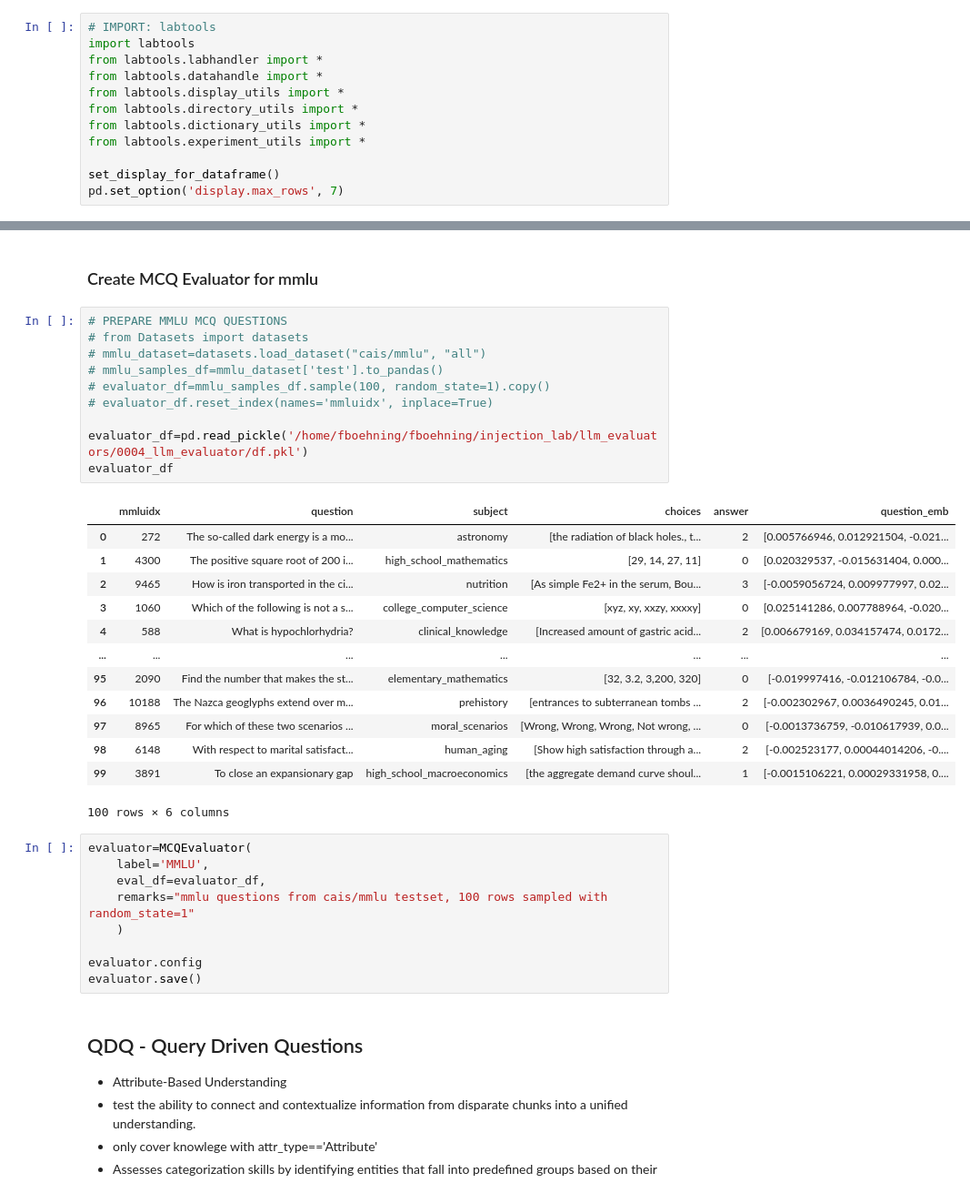
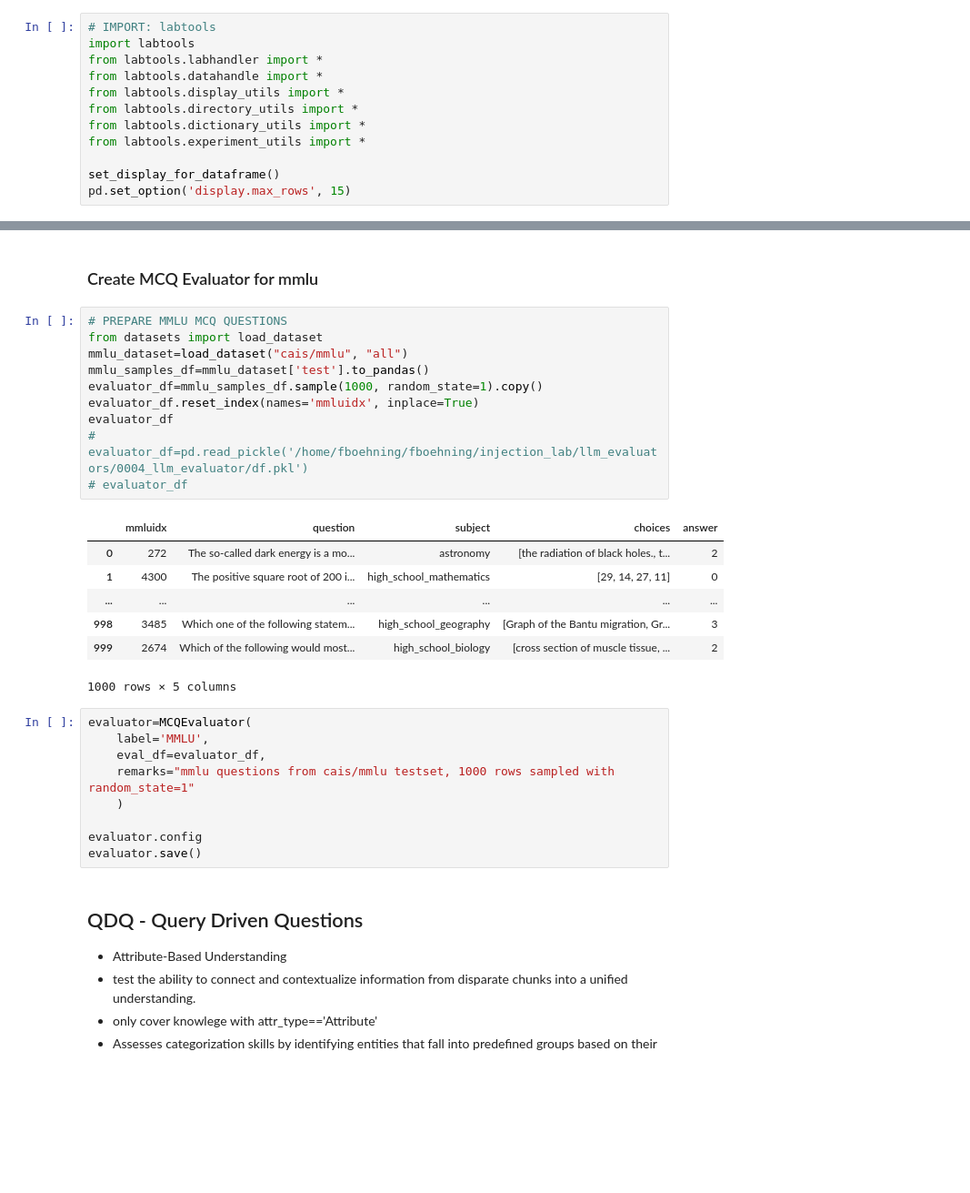
Before and after one commit to fee1ix/beesup_injection_lab, a Jupyter notebook: injection_notebook.ipynb, the cells around one changed output, grey strips where cells are left out. Shown at 91% size. Drawn from its saved outputs; the diff is of its cells as text; blank space fills up the shorter version.

```diff
--- a/injection_notebook.ipynb
+++ b/injection_notebook.ipynb
@@ -18,7 +18,7 @@ from labtools.dictionary_utils import *
 from labtools.experiment_utils import *
 
 set_display_for_dataframe()
-pd.set_option('display.max_rows', 7)
+pd.set_option('display.max_rows', 15)
 # %%
 # IMPORT: beesup_llm
 import beesup_llm
@@ -1137,33 +1516,27 @@ evaluator.save()
 ### Create MCQ Evaluator for mmlu
 # %%
 # PREPARE MMLU MCQ QUESTIONS
-# from Datasets import datasets
-# mmlu_dataset=datasets.load_dataset("cais/mmlu", "all")
-# mmlu_samples_df=mmlu_dataset['test'].to_pandas()
-# evaluator_df=mmlu_samples_df.sample(100, random_state=1).copy()
-# evaluator_df.reset_index(names='mmluidx', inplace=True)
-
-evaluator_df=pd.read_pickle('/home/fboehning/fboehning/injection_lab/llm_evaluators/0004_llm_evaluator/df.pkl')
+from datasets import load_dataset
+mmlu_dataset=load_dataset("cais/mmlu", "all")
+mmlu_samples_df=mmlu_dataset['test'].to_pandas()
+evaluator_df=mmlu_samples_df.sample(1000, random_state=1).copy()
+evaluator_df.reset_index(names='mmluidx', inplace=True)
 evaluator_df
+# evaluator_df=pd.read_pickle('/home/fboehning/fboehning/injection_lab/llm_evaluators/0004_llm_evaluator/df.pkl')
+# evaluator_df
 # %% [output]
-|  | mmluidx | question | subject | choices | answer | question_emb |
-| 0 | 272 | The so-called dark energy is a mo... | astronomy | [the radiation of black holes., t... | 2 | [0.005766946, 0.012921504, -0.021... |
-| 1 | 4300 | The positive square root of 200 i... | high_school_mathematics | [29, 14, 27, 11] | 0 | [0.020329537, -0.015631404, 0.000... |
-| 2 | 9465 | How is iron transported in the ci... | nutrition | [As simple Fe2+ in the serum, Bou... | 3 | [-0.0059056724, 0.009977997, 0.02... |
-| 3 | 1060 | Which of the following is not a s... | college_computer_science | [xyz, xy, xxzy, xxxxy] | 0 | [0.025141286, 0.007788964, -0.020... |
-| 4 | 588 | What is hypochlorhydria? | clinical_knowledge | [Increased amount of gastric acid... | 2 | [0.006679169, 0.034157474, 0.0172... |
-| ... | ... | ... | ... | ... | ... | ... |
-| 95 | 2090 | Find the number that makes the st... | elementary_mathematics | [32, 3.2, 3,200, 320] | 0 | [-0.019997416, -0.012106784, -0.0... |
-| 96 | 10188 | The Nazca geoglyphs extend over m... | prehistory | [entrances to subterranean tombs ... | 2 | [-0.002302967, 0.0036490245, 0.01... |
-| 97 | 8965 | For which of these two scenarios ... | moral_scenarios | [Wrong, Wrong, Wrong, Not wrong, ... | 0 | [-0.0013736759, -0.010617939, 0.0... |
-| 98 | 6148 | With respect to marital satisfact... | human_aging | [Show high satisfaction through a... | 2 | [-0.002523177, 0.00044014206, -0.... |
-| 99 | 3891 | To close an expansionary gap | high_school_macroeconomics | [the aggregate demand curve shoul... | 1 | [-0.0015106221, 0.00029331958, 0.... |
+|  | mmluidx | question | subject | choices | answer |
+| 0 | 272 | The so-called dark energy is a mo... | astronomy | [the radiation of black holes., t... | 2 |
+| 1 | 4300 | The positive square root of 200 i... | high_school_mathematics | [29, 14, 27, 11] | 0 |
+| ... | ... | ... | ... | ... | ... |
+| 998 | 3485 | Which one of the following statem... | high_school_geography | [Graph of the Bantu migration, Gr... | 3 |
+| 999 | 2674 | Which of the following would most... | high_school_biology | [cross section of muscle tissue, ... | 2 |
-100 rows × 6 columns
+1000 rows × 5 columns
 # %%
 evaluator=MCQEvaluator(
     label='MMLU',
     eval_df=evaluator_df,
-    remarks="mmlu questions from cais/mmlu testset, 100 rows sampled with random_state=1"
+    remarks="mmlu questions from cais/mmlu testset, 1000 rows sampled with random_state=1"
     )
 
 evaluator.config
```
Also changed, not shown: parts of 54 cells of this notebook, 15 other files.
